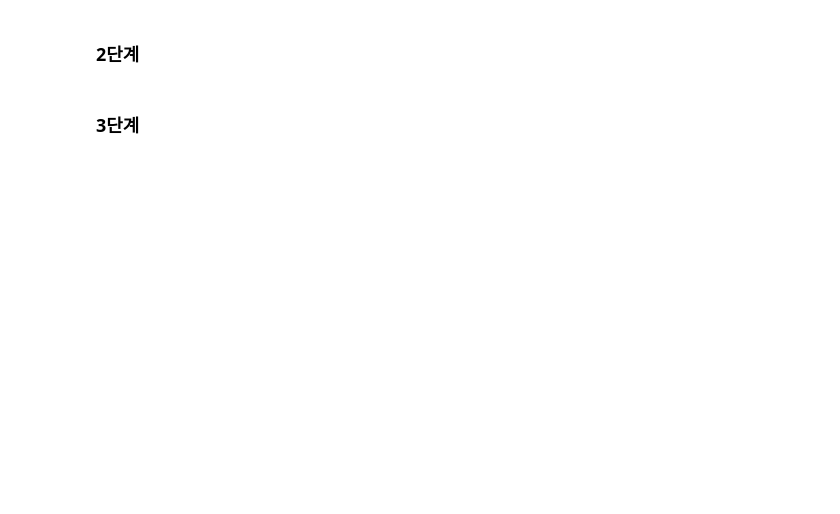
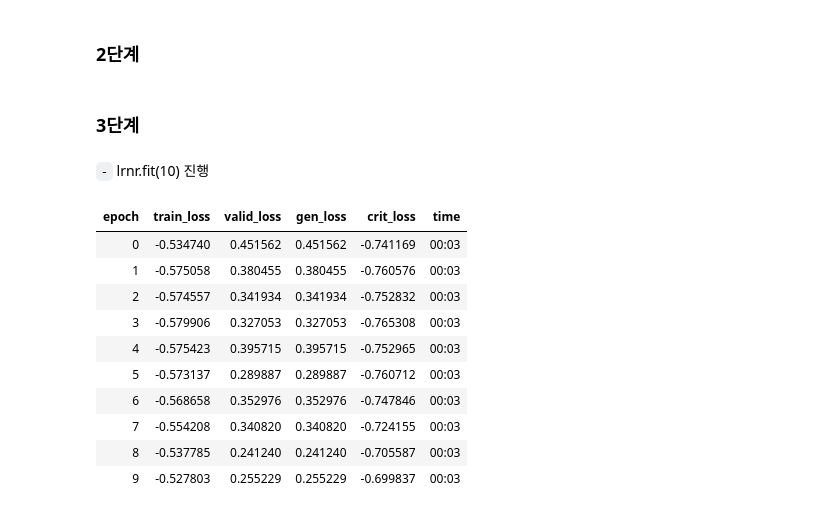
Before and after one commit to guebin/DL2022_backup, a Jupyter notebook: _notebooks/2022-09-13-(2주차) 9월13일.ipynb, the cells around one changed output. Saved outputs shown, nothing was run; the diff lists cells and outputs as text; code cells hidden in the pictures; blank space fills up the shorter version.

```diff
--- a/_notebooks/2022-09-13-(2주차) 9월13일.ipynb
+++ b/_notebooks/2022-09-13-(2주차) 9월13일.ipynb
@@ -355,5 +355,19 @@ police = basic_critic(32,n_channels=3,n_extra_layers=1)
 lrnr = GANLearner.wgan(dls,counterfeiter,police)
 # %% [markdown]
 ### 3단계
+# %% [markdown]
+`-` lrnr.fit(10) 진행
 # %%
-lrnr.fit(1)
+lrnr.fit(10)
+# %% [output]
+| epoch | train_loss | valid_loss | gen_loss | crit_loss | time |
+| 0 | -0.534740 | 0.451562 | 0.451562 | -0.741169 | 00:03 |
+| 1 | -0.575058 | 0.380455 | 0.380455 | -0.760576 | 00:03 |
+| 2 | -0.574557 | 0.341934 | 0.341934 | -0.752832 | 00:03 |
+| 3 | -0.579906 | 0.327053 | 0.327053 | -0.765308 | 00:03 |
+| 4 | -0.575423 | 0.395715 | 0.395715 | -0.752965 | 00:03 |
+| 5 | -0.573137 | 0.289887 | 0.289887 | -0.760712 | 00:03 |
+| 6 | -0.568658 | 0.352976 | 0.352976 | -0.747846 | 00:03 |
+| 7 | -0.554208 | 0.340820 | 0.340820 | -0.724155 | 00:03 |
+| 8 | -0.537785 | 0.241240 | 0.241240 | -0.705587 | 00:03 |
+| 9 | -0.527803 | 0.255229 | 0.255229 | -0.699837 | 00:03 |
```
Also changed, not shown: parts of 21 cells of this notebook.
